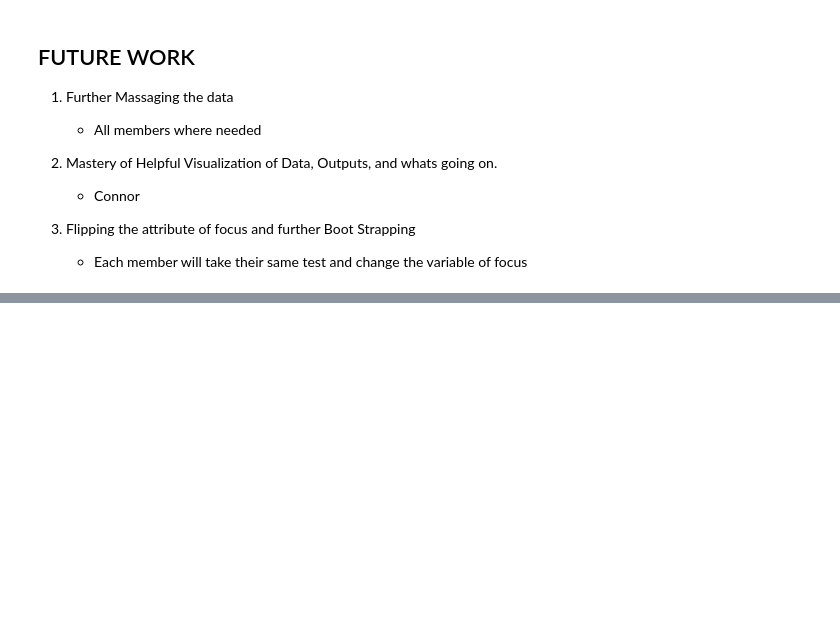
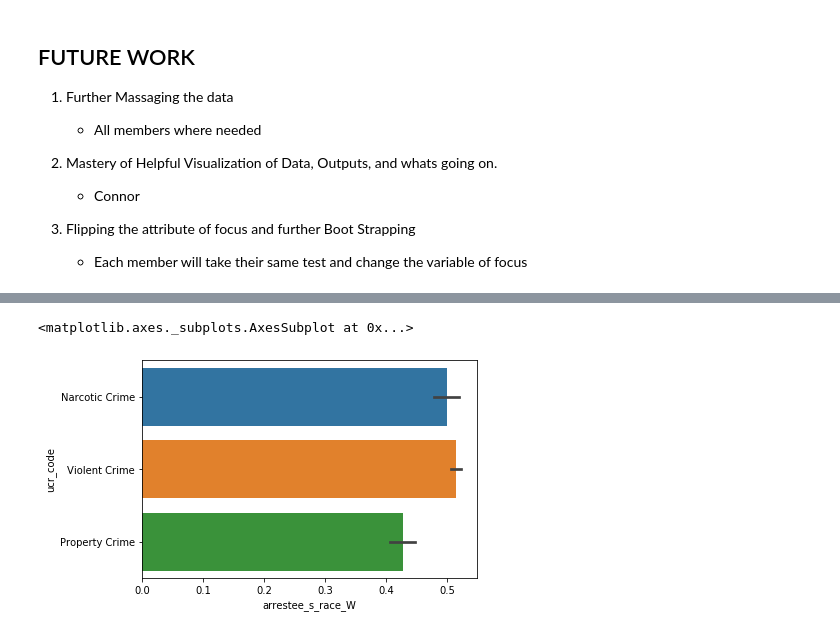
Before and after one commit to ConnorNelson1/Data_Analysis-Group-Project, a Jupyter notebook: CV_Group_Presentation.01-Copy1.ipynb, the cells around one changed output, grey strips where cells are left out. Cells and saved outputs as stored; diff of their text form; code cells hidden in the pictures; blank space fills up the shorter version.

```diff
--- a/CV_Group_Presentation.01-Copy1.ipynb
+++ b/CV_Group_Presentation.01-Copy1.ipynb
@@ -1070,0 +1073,17 @@ Testing Error: 0.7538503850385039
+# %%
+# Convert them to Numpy Arrays X for predictors and y for result
+
+keep = pam_hot1.columns[10:17]
+
+X = np.array(pam_hot1.loc[:, keep])
+y = np.array(pam_hot1.loc[:, 'ucr_code'])
+
+n = X.shape[0]
+test = int(0.20*n)            # We will use a test set made up of 20% of the data from our sample
+perm = rn.permutation(n)
+X = X[perm]
+y = y[perm]
+X_test = X[:test]       # Then create the test
+y_test = y[:test]
+X_train = X[test:]     # and train sets
+y_train = y[test:]
@@ -1070,0 +1126,26 @@ Testing Error: 0.7538503850385039
+# %%
+def onehot(df, feature):
+    '''A function to do one-hot-encoding of a feature from a dataframe. df = dataframe'''
+
+    pamv = list(set(df[feature])) # Make an iterable of the unique values for the feature
+
+    for c in df.index: # cycle through the samples
+        t = df.loc[c, feature]
+
+        for test in pamv:
+            if pa.isna(test):  # nan values are sort of a problem and have to be handled separately
+                if pa.isna(t):
+                    df.loc[c, '{}_nan'.format(feature)] = 1
+                else:
+                    df.loc[c, '{}_nan'.format(feature)] = 0
+            else:
+                if t == test:
+                    df.loc[c, '{}_{}'.format(feature, test)] = 1  # Makes a new feature with name feature_value
+                                                              # and codes it as a 1 if that was the value
+                else:
+                    df.loc[c, '{}_{}'.format(feature, test)] = 0  # and 0 otherwise
+
+    return df.drop(feature, axis=1) # returns a dataframe with the encoded feature removed
+# %%
+pam_hot1 = onehot(pam_2, 'arrestee_s_race')
+pam_hot1[30:40]
@@ -1070,0 +1164,5 @@ Testing Error: 0.7538503850385039
+# %%
+sn.barplot(x='arrestee_s_race_W', y = 'ucr_code', data = pam_hot1.reset_index() )
+# %% [output]
+<matplotlib.axes._subplots.AxesSubplot at 0x...>
+[figure, added]
```
Also changed, not shown: parts of 10 cells of this notebook.
